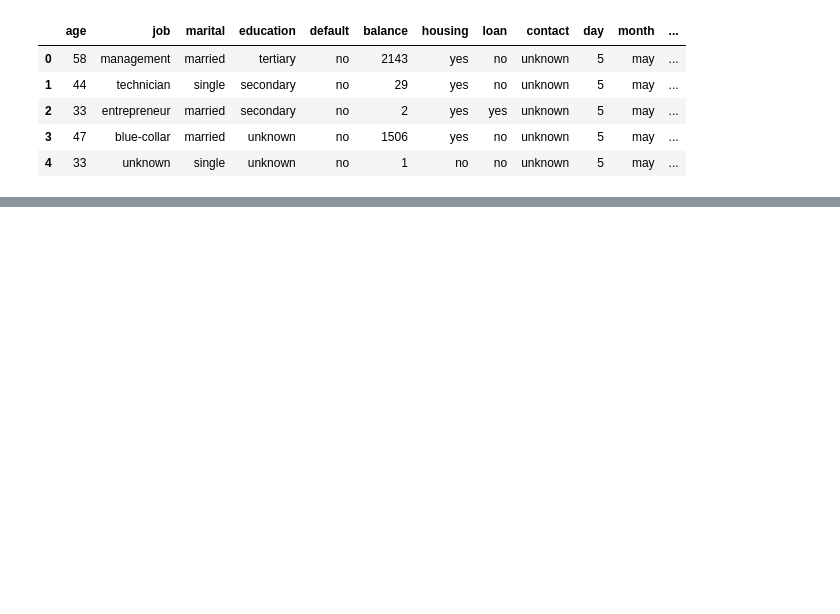
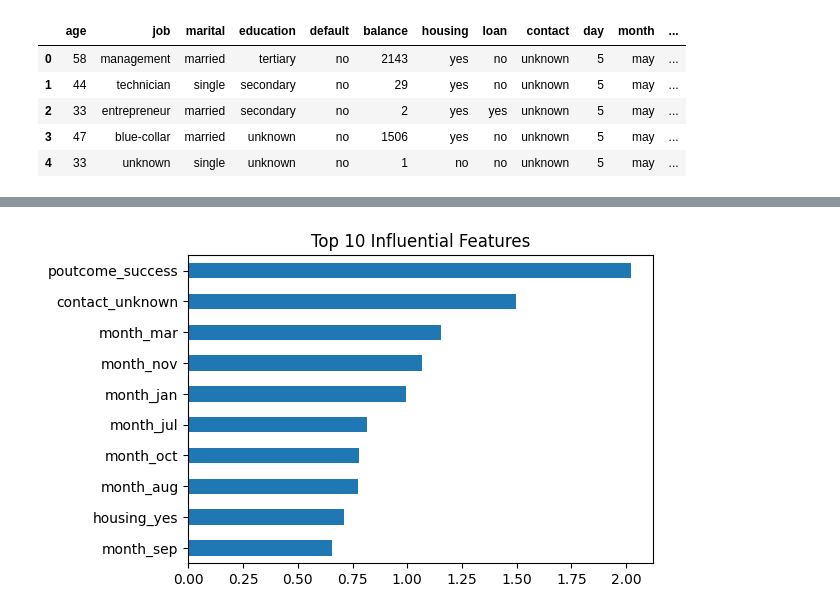
Before and after one commit to adapachaitanya93/AI-Business-Analytics-Portfolio, a Jupyter notebook: week1_lead_scoring.ipynb, the cells around one changed output, grey strips where cells are left out. Cells and saved outputs as stored; diff of their text form; code cells hidden in the pictures; blank space fills up the shorter version.

```diff
--- a/week1_lead_scoring.ipynb
+++ b/week1_lead_scoring.ipynb
@@ -41,0 +132,9 @@ df.head()
+# %%
+target_col = 'converted'
+feature_cols = [c for c in df.columns if c not in ['y', target_col]]
+
+X = df[feature_cols].copy()
+y = df[target_col].copy()
+
+print(X)
+print(y)
@@ -41,0 +266,10 @@ df.head()
+# %%
+import numpy as np
+
+coefficients = pd.Series(model.coef_[0], index=X_train.columns)
+top_features = coefficients.abs().sort_values(ascending=False).head(10)
+top_features.plot(kind='barh', figsize=(6, 4), title='Top 10 Influential Features')
+plt.gca().invert_yaxis()
+plt.show()
+# %% [output]
+[figure, added]
```
Also changed, not shown: parts of 17 cells of this notebook.
